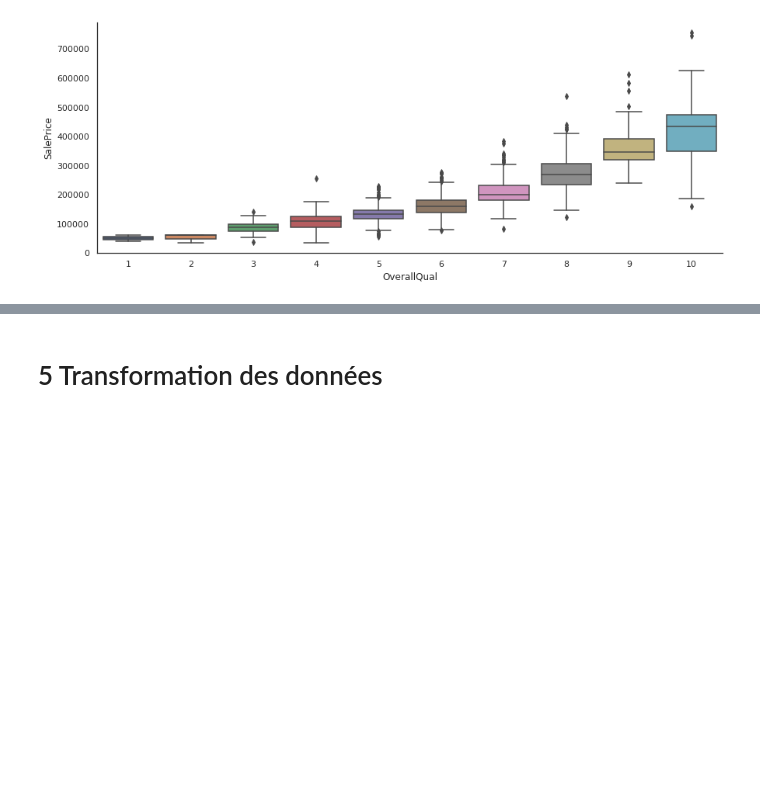
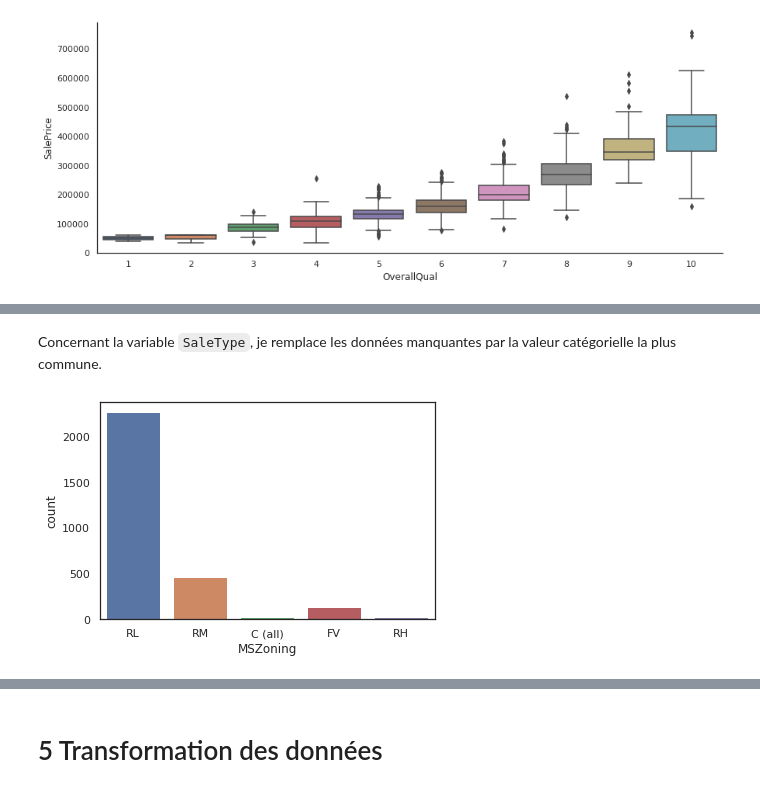
Before and after one commit to Grelot/machine_learning_demo, a Jupyter notebook: house_prices_advanced_regression_techiques.ipynb, the cells around one changed output, grey strips where cells are left out. Saved outputs shown, nothing was run; the diff lists cells and outputs as text; code cells hidden in the pictures; blank space fills up the shorter version.

```diff
--- a/house_prices_advanced_regression_techiques.ipynb
+++ b/house_prices_advanced_regression_techiques.ipynb
@@ -154,0 +325,7 @@ l
+# %% [markdown]
+Concernant la variable `SaleType`, je remplace les données manquantes par la valeur catégorielle la plus commune.
+# %%
+g = sns.countplot(dataset["MSZoning"])
+dataset["MSZoning"] = dataset["MSZoning"].fillna("RL")
+# %% [output]
+[figure, added]
```
Also changed, not shown: parts of 25 cells of this notebook, 1 other file.
